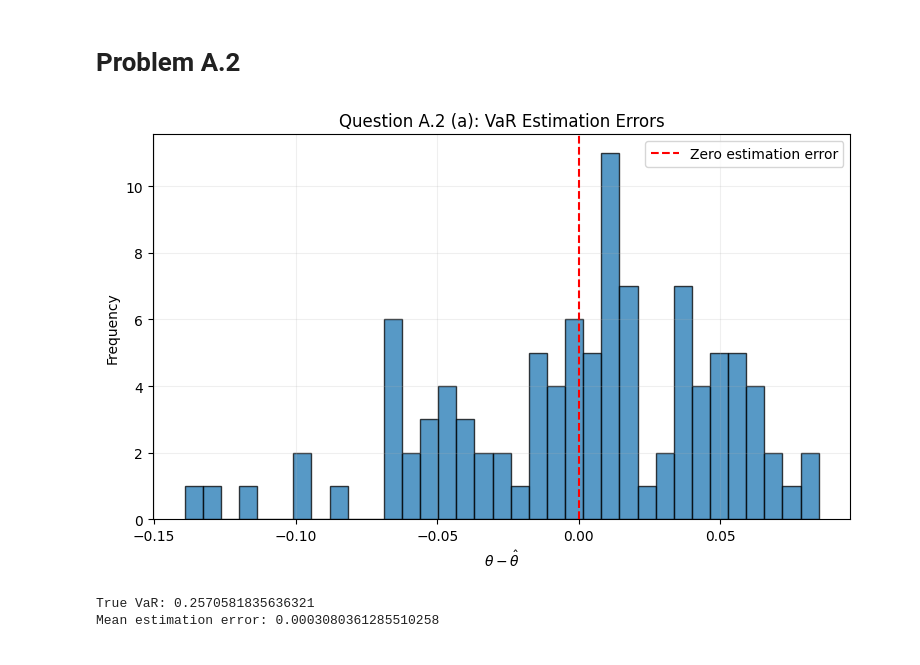
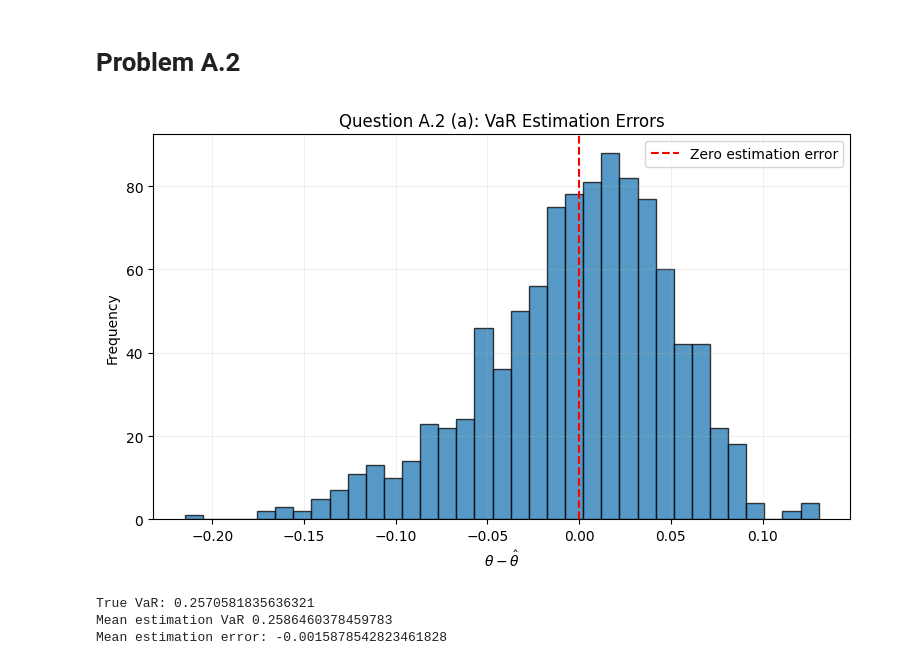
Before and after one commit to tom-fritzdorf/Risk-managment, a Jupyter notebook: Projekt1_Tom.ipynb, the cells around one changed output. Drawn from its saved outputs; the diff is of its cells as text; code cells hidden in the pictures.

Commit message:
A2a changes to error

```diff
--- a/Projekt1_Tom.ipynb
+++ b/Projekt1_Tom.ipynb
@@ -115,6 +115,7 @@ Empirical coverage: 96.500%
 # %% [markdown]
 # Problem A.2
 # %%
+#A2a
 # constants
 nu = 5
 mu = 1
@@ -124,36 +125,42 @@ N = 1000
 V0 = 10
 a = 0.025
 
+np.random.seed(37)
+
 theta_true = -V0 * (t.ppf(a, df=nu, loc=mu, scale=sigma) - 1)
 
 
 error_list = []
-
-for i in range(n):
+estimate_list = []
+for i in range(N):
 
     R = t.rvs(df=nu, loc=mu, scale=sigma, size=n)
 
     X = V0 * (R - 1)
 
     theta_est = -np.quantile(X, a, method = "inverted_cdf")
 
     error_list.append(float(theta_true - theta_est))
+
+    estimate_list.append(theta_est)
 
 
 
 plt.figure(figsize=(9, 5))
 plt.hist(error_list, bins=35, edgecolor="black", alpha=0.75)
 plt.axvline(0, color="red", linestyle="--", label="Zero estimation error")
 plt.xlabel(r"$\theta - \hat{\theta}$")
 plt.ylabel("Frequency")
 plt.title("Question A.2 (a): VaR Estimation Errors")
 plt.legend()
 plt.grid(alpha=0.2)
 plt.show()
 
 print("True VaR:", theta_true)
+print("Mean estimation VaR", np.mean(estimate_list))
 print("Mean estimation error:", np.mean(error_list))
 # %% [output]
-[figure, old version]
+[figure, new version]
 True VaR: 0.2570581835636321
-Mean estimation error: 0.0003080361285510258
+Mean estimation VaR 0.2586460378459783
+Mean estimation error: -0.0015878542823461828
```
Also changed, not shown: parts of 1 cell of this notebook.
